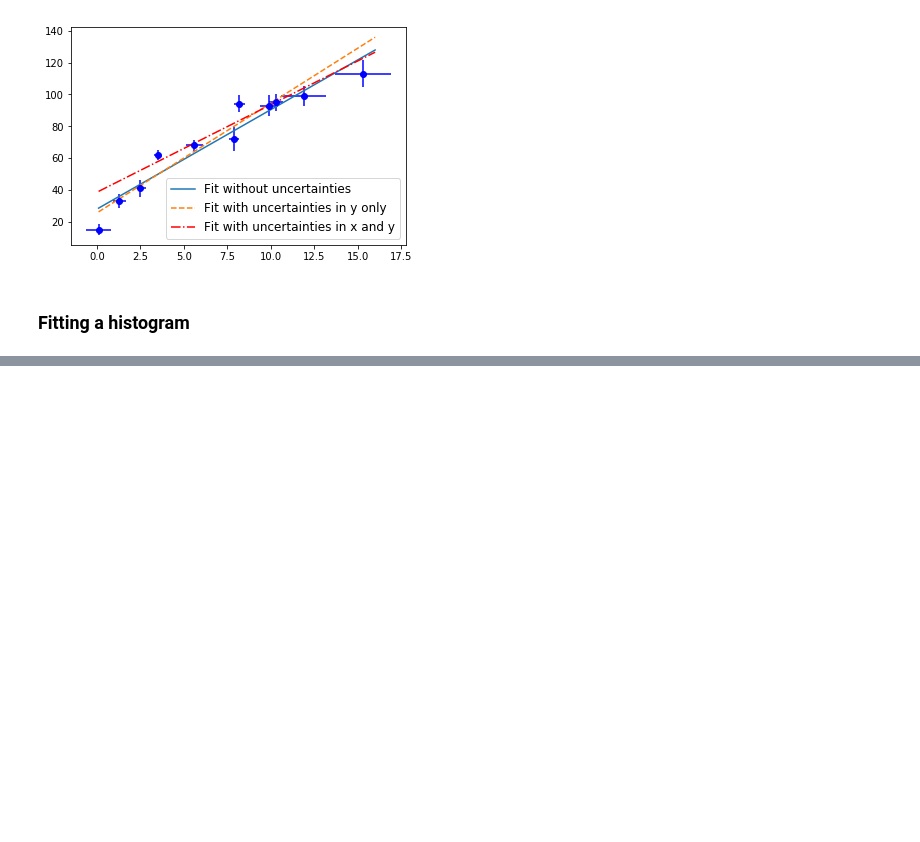
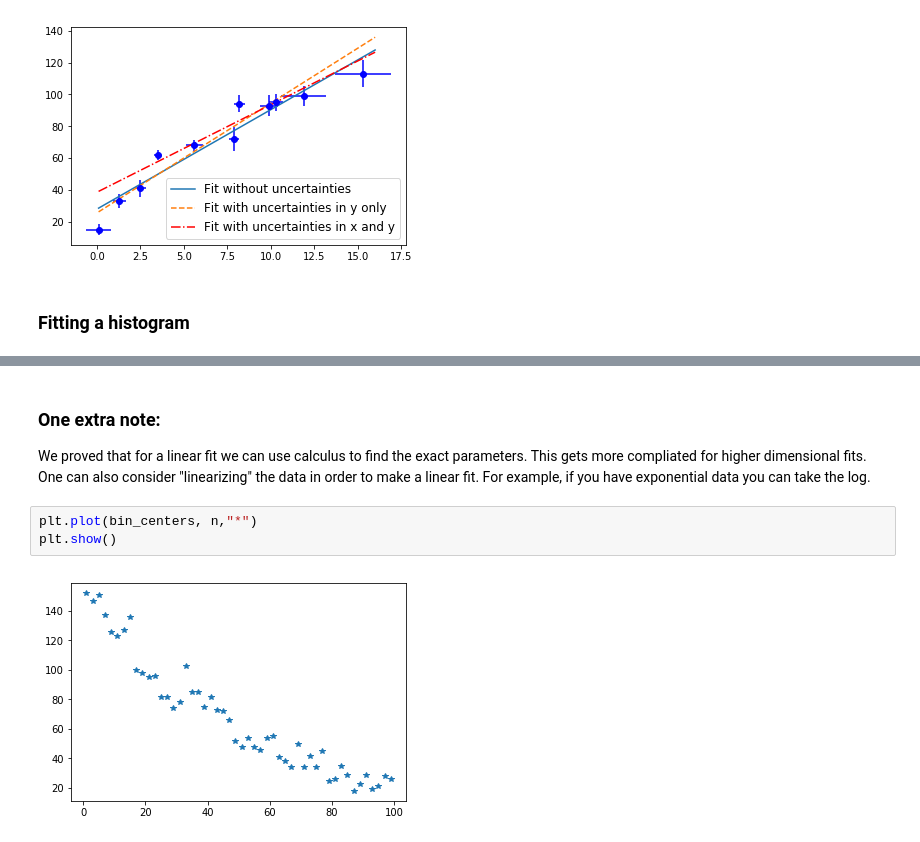
Before and after one commit to goodbyeskyharbor/PurdueNorthwest_PHYS308_ScientificComputing1, a Jupyter notebook: Notebooks/PHYS 308 - 07 - Fitting Data.ipynb, the cells around one changed output, grey strips where cells are left out. Cells and saved outputs as stored; diff of their text form; blank space fills up the shorter version.

```diff
--- a/Notebooks/PHYS 308 - 07 - Fitting Data.ipynb
+++ b/Notebooks/PHYS 308 - 07 - Fitting Data.ipynb
@@ -1100,0 +1101,9 @@ Fit result: N(t)= 169.438*e^(-t/49.4733)+-4.29586
+# %% [markdown]
+### One extra note:
+
+We proved that for a linear fit we can use calculus to find the exact parameters. This gets more compliated for higher dimensional fits. One can also consider "linearizing" the data in order to make a linear fit. For example, if you have exponential data you can take the log.
+# %%
+plt.plot(bin_centers, n,"*")
+plt.show()
+# %% [output]
+[figure, added]
```
Also changed, not shown: parts of 5 cells of this notebook, 4 other files.
